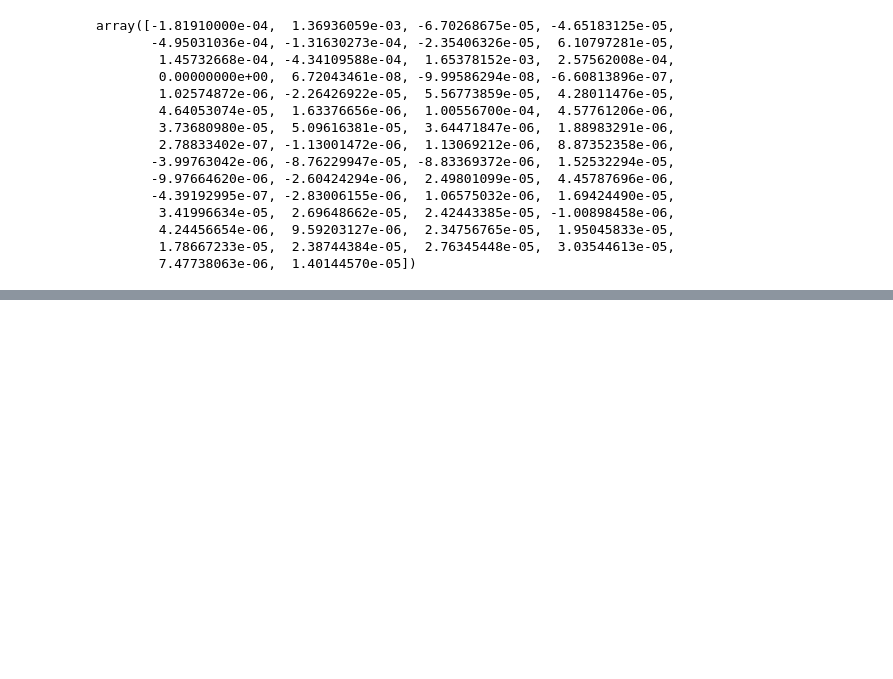
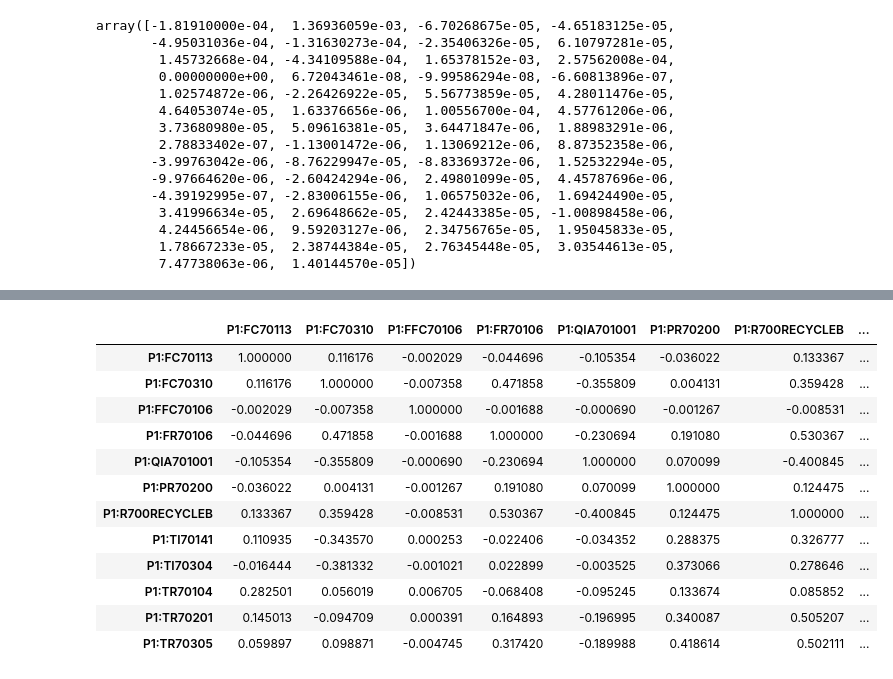
Before and after one commit to sanguis09/Capstone-project, a Jupyter notebook: src/Data Exploration.ipynb, the cells around one changed output, grey strips where cells are left out. Saved outputs shown, nothing was run; the diff lists cells and outputs as text; code cells hidden in the pictures; blank space fills up the shorter version.

Commit message:
add new models

```diff
--- a/src/Data Exploration.ipynb
+++ b/src/Data Exploration.ipynb
@@ -226,9 +247,9 @@ mean_squared_error(test['MI'], MI_lm)
 # %%
 #2. linear model with some predicators (coef >= abs(0.1))
-X_train_lm = X_train[['P1:FC70113','P1:FC70310','P1:FFC70106','P1:FR70106','P1:QIA701001', 'P1:PR70200', 'P1:R700RECYCLEB',
-                     'P1:TI70141', 'P1:TI70304','P1:TR70104','P1:TR70201','P1:TR70305']]
-X_test_lm = X_test[['P1:FC70113','P1:FC70310','P1:FFC70106','P1:FR70106','P1:QIA701001', 'P1:PR70200', 'P1:R700RECYCLEB',
-                     'P1:TI70141', 'P1:TI70304','P1:TR70104','P1:TR70201','P1:TR70305']]
+predicators_used = ['P1:FC70113','P1:FC70310','P1:FFC70106','P1:FR70106','P1:QIA701001', 'P1:PR70200', 'P1:R700RECYCLEB',
+                     'P1:TI70141', 'P1:TI70304','P1:TR70104','P1:TR70201','P1:TR70305']
+X_train_lm = X_train[predicators_used]
+X_test_lm = X_test[predicators_used]
 lm_model2 = LinearRegression().fit(X_train_lm, Y_train)
 # %%
 #check accuracy
@@ -244,0 +266,20 @@ mean_squared_error(test['MI'], MI_lm2)
+# %%
+#3. Linear model with some predicators plus their interactions
+tag_cor = tag.corr() #all correlations
+tag_cor = tag_cor[predicators_used].loc[predicators_used] #subset ronly predictors we used (>= |0.2|)
+# %%
+tag_cor
+# %% [output]
+|  | P1:FC70113 | P1:FC70310 | P1:FFC70106 | P1:FR70106 | P1:QIA701001 | P1:PR70200 | P1:R700RECYCLEB | ... |
+| P1:FC70113 | 1.000000 | 0.116176 | -0.002029 | -0.044696 | -0.105354 | -0.036022 | 0.133367 | ... |
+| P1:FC70310 | 0.116176 | 1.000000 | -0.007358 | 0.471858 | -0.355809 | 0.004131 | 0.359428 | ... |
+| P1:FFC70106 | -0.002029 | -0.007358 | 1.000000 | -0.001688 | -0.000690 | -0.001267 | -0.008531 | ... |
+| P1:FR70106 | -0.044696 | 0.471858 | -0.001688 | 1.000000 | -0.230694 | 0.191080 | 0.530367 | ... |
+| P1:QIA701001 | -0.105354 | -0.355809 | -0.000690 | -0.230694 | 1.000000 | 0.070099 | -0.400845 | ... |
+| P1:PR70200 | -0.036022 | 0.004131 | -0.001267 | 0.191080 | 0.070099 | 1.000000 | 0.124475 | ... |
+| P1:R700RECYCLEB | 0.133367 | 0.359428 | -0.008531 | 0.530367 | -0.400845 | 0.124475 | 1.000000 | ... |
+| P1:TI70141 | 0.110935 | -0.343570 | 0.000253 | -0.022406 | -0.034352 | 0.288375 | 0.326777 | ... |
+| P1:TI70304 | -0.016444 | -0.381332 | -0.001021 | 0.022899 | -0.003525 | 0.373066 | 0.278646 | ... |
+| P1:TR70104 | 0.282501 | 0.056019 | 0.006705 | -0.068408 | -0.095245 | 0.133674 | 0.085852 | ... |
+| P1:TR70201 | 0.145013 | -0.094709 | 0.000391 | 0.164893 | -0.196995 | 0.340087 | 0.505207 | ... |
+| P1:TR70305 | 0.059897 | 0.098871 | -0.004745 | 0.317420 | -0.189988 | 0.418614 | 0.502111 | ... |
```
Also changed, not shown: parts of 24 cells of this notebook.
